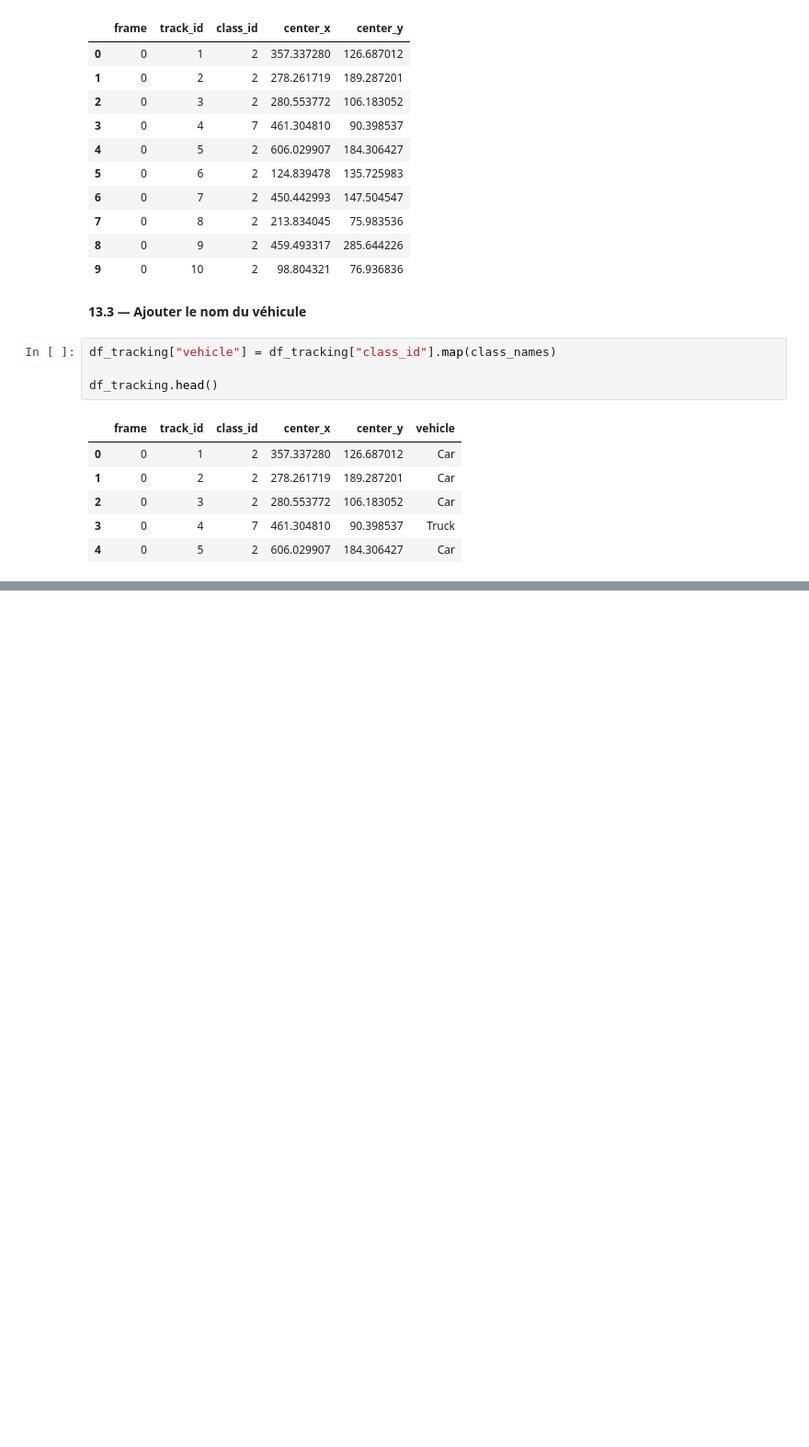
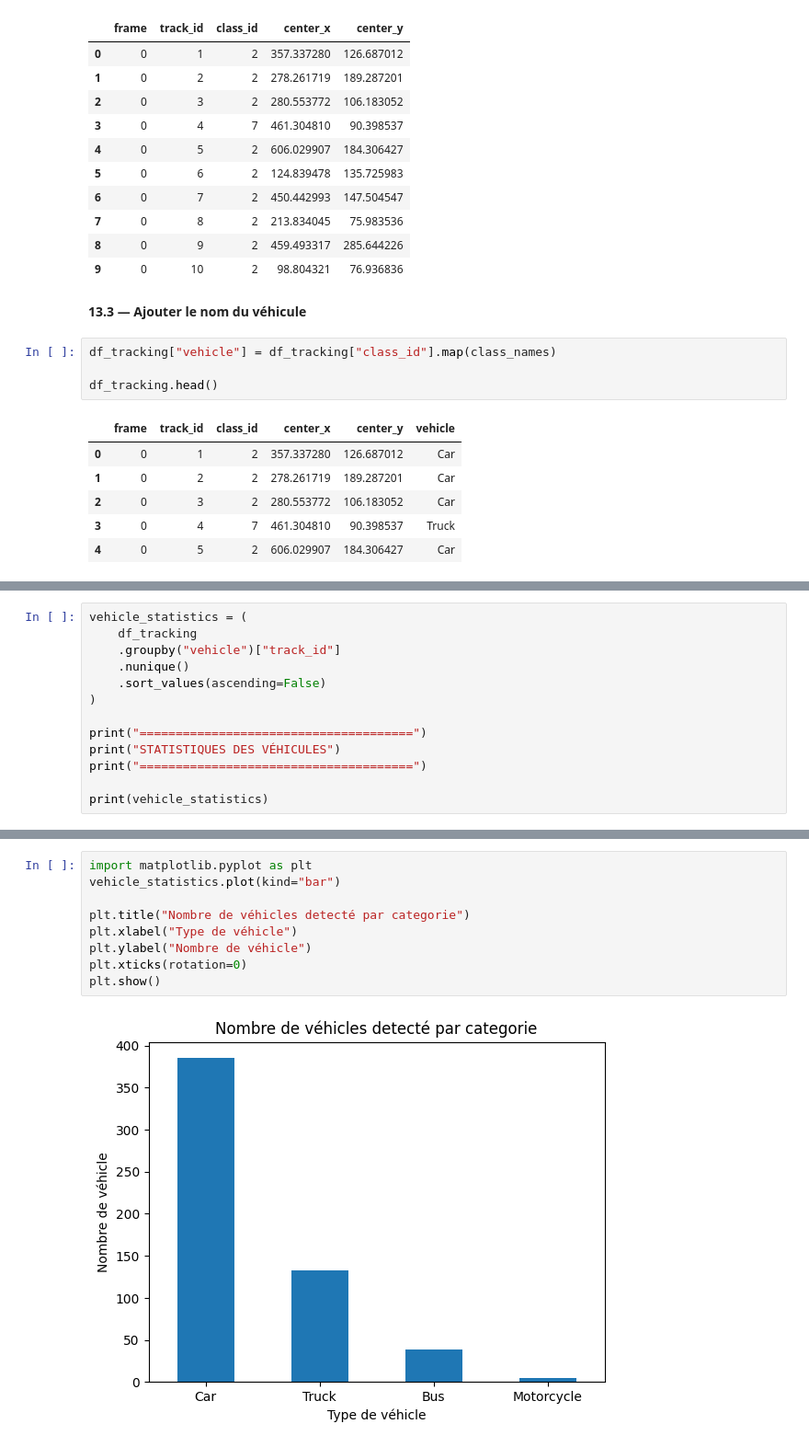
Before and after one commit to moun-13/SmartTrafficAI, a Jupyter notebook: notebooks/Smart_Traffic_AI.ipynb, the cells around one changed output, grey strips where cells are left out. Shown at 92% size. Drawn from its saved outputs; the diff is of its cells as text; blank space fills up the shorter version.

```diff
--- a/notebooks/Smart_Traffic_AI.ipynb
+++ b/notebooks/Smart_Traffic_AI.ipynb
@@ -1469,0 +1491,13 @@ df_tracking.head()
+# %%
+vehicle_statistics = (
+    df_tracking
+    .groupby("vehicle")["track_id"]
+    .nunique()
+    .sort_values(ascending=False)
+)
+
+print("======================================")
+print("STATISTIQUES DES VÉHICULES")
+print("======================================")
+
+print(vehicle_statistics)
@@ -1469,0 +1514,11 @@ df_tracking.head()
+# %%
+import matplotlib.pyplot as plt
+vehicle_statistics.plot(kind="bar")
+
+plt.title("Nombre de véhicles detecté par categorie")
+plt.xlabel("Type de véhicle")
+plt.ylabel("Nombre de véhicle")
+plt.xticks(rotation=0)
+plt.show()
+# %% [output]
+[figure, added]
```
Also changed, not shown: parts of 12 cells of this notebook.
